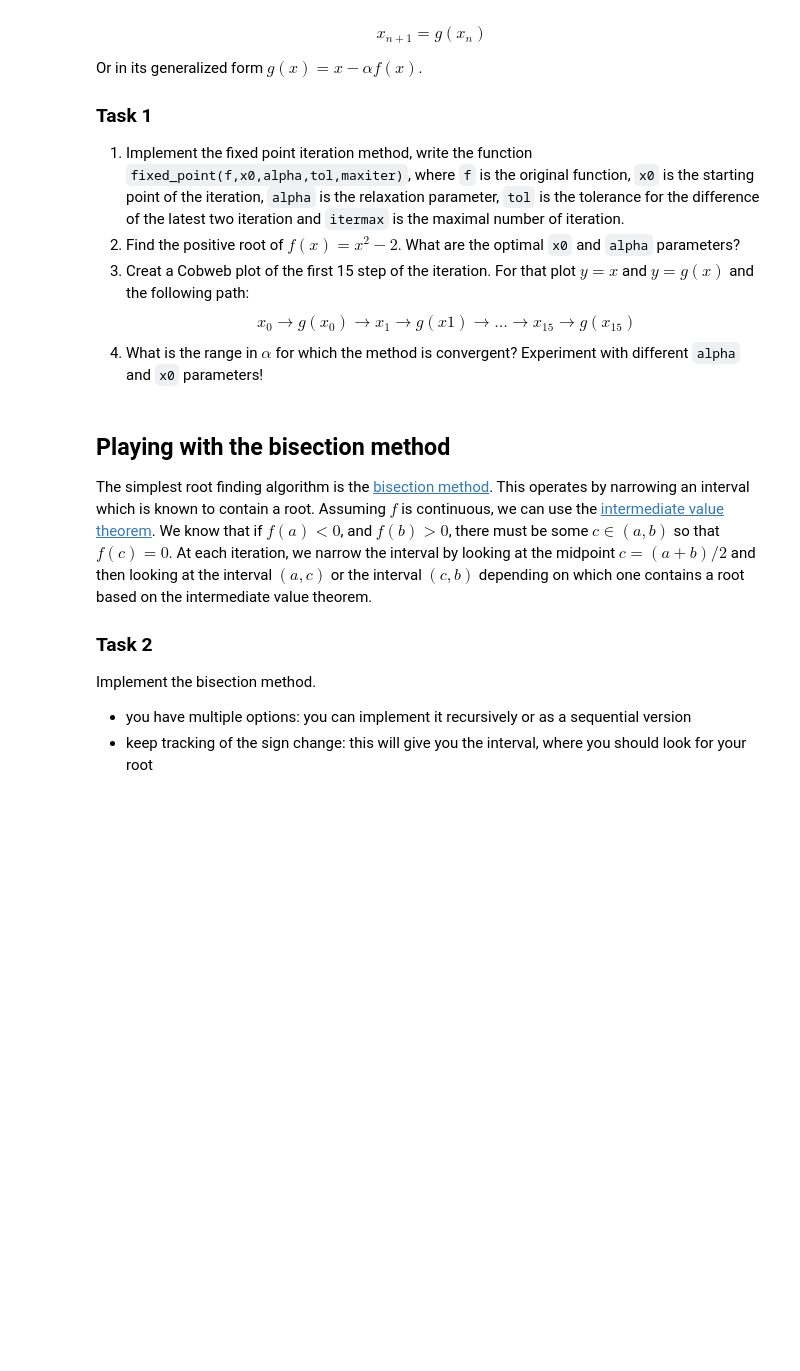
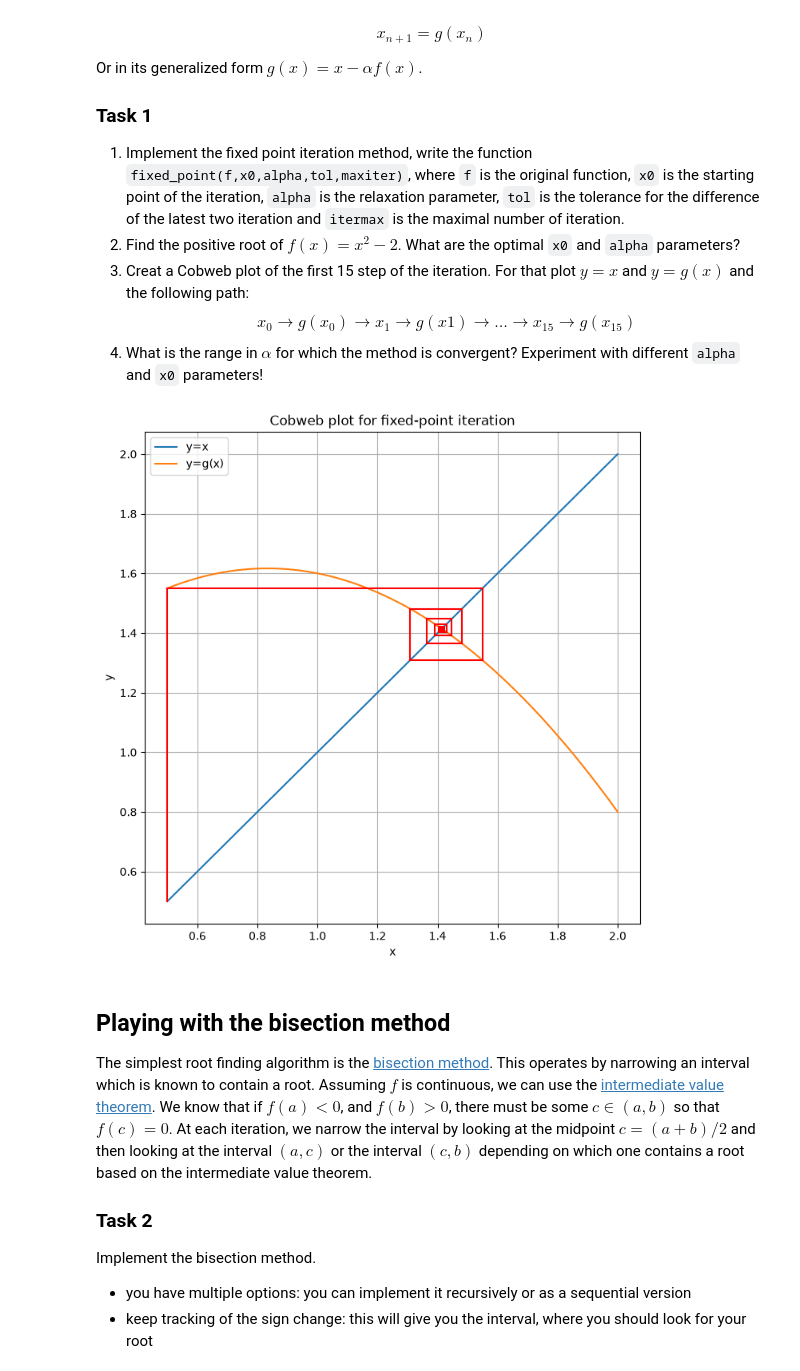
Before and after one commit to Feri0726/numalg-methods, a Jupyter notebook: class_work/practice10.ipynb, the cells around one changed output. Cells and saved outputs as stored; diff of their text form; code cells hidden in the pictures; blank space fills up the shorter version.

```diff
--- a/class_work/practice10.ipynb
+++ b/class_work/practice10.ipynb
@@ -44,6 +44,52 @@ $$
 x_0 \rightarrow g(x_0) \rightarrow x_1 \rightarrow g(x1) \rightarrow \ldots \rightarrow x_{15} \rightarrow g(x_{15})
 $$
 4. What is the range in $\alpha$ for which the method is convergent? Experiment with different `alpha` and `x0` parameters!
+# %%
+def fixed_point(f,x0,alpha,tol,maxiter):
+    x = x0
+    history = [x]
+
+    for k in range(maxiter):
+        x_new = x - alpha * f(x)
+        history.append(x_new)
+        if abs(x_new-x) < tol:
+            return x_new, k + 1, history
+        x = x_new
+    return x, maxiter, history
+
+f = lambda x: x**2 - 2
+
+alpha = 0.6
+x0 = 0.5
+
+def g(x):
+    return x - alpha*f(x)
+
+x = [x0]
+for _ in range(15):
+    x.append(g(x[-1]))
+
+xx = np.linspace(0.5, 2.0, 500)
+
+plt.figure(figsize=(8,8))
+plt.plot(xx, xx, label='y=x')
+plt.plot(xx, g(xx), label='y=g(x)')
+xn = x0
+
+for _ in range(15):
+    yn = g(xn)
+    plt.plot([xn, xn], [xn, yn], 'r')
+    plt.plot([xn, yn], [yn, yn], 'r')
+    xn = yn
+
+plt.xlabel('x')
+plt.ylabel('y')
+plt.title('Cobweb plot for fixed-point iteration')
+plt.legend()
+plt.grid(True)
+plt.show()
+# %% [output]
+[figure, added]
 # %% [markdown]
 ## Playing with the bisection method
 
```
Also changed, not shown: parts of 7 cells of this notebook.
